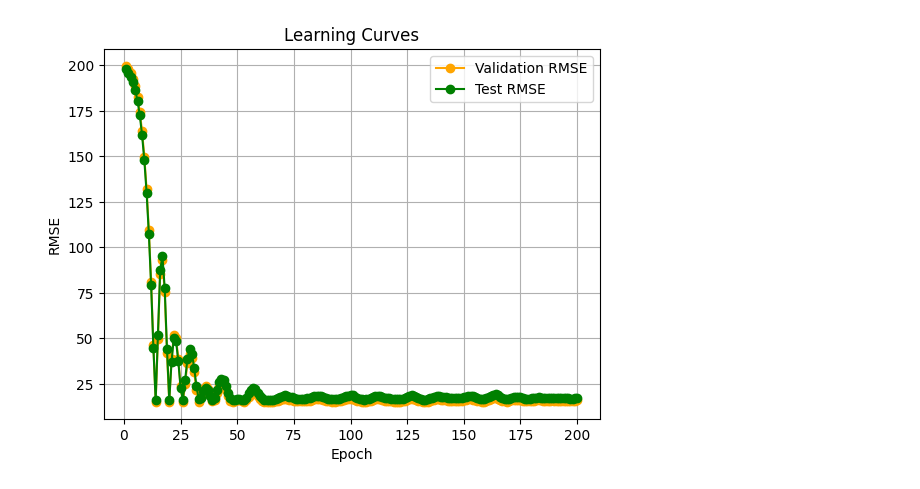
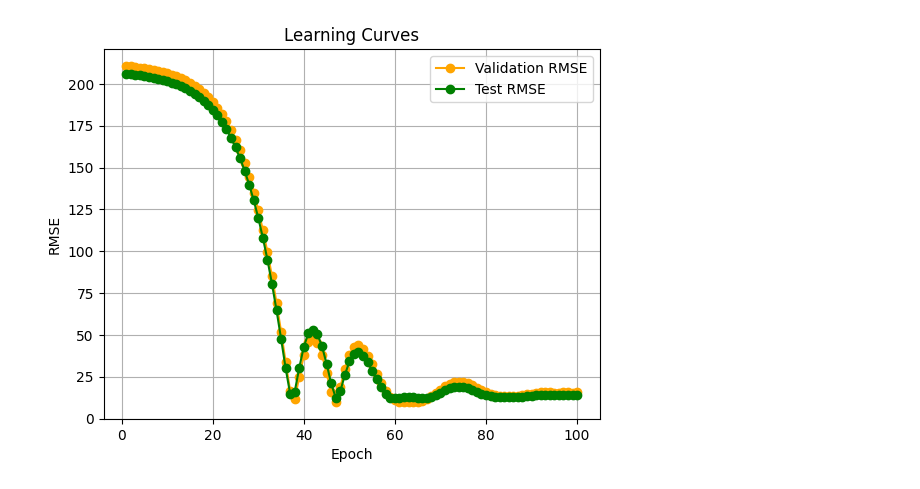
Before and after one commit to carlotapuente/tfg_ccsPrediction, a Jupyter notebook: tfg_main.ipynb, the cells around one changed output. Drawn from its saved outputs; the diff is of its cells as text; code cells hidden in the pictures.

Commit message:
selection of important fingerprints added

```diff
--- a/tfg_main.ipynb
+++ b/tfg_main.ipynb
@@ -5,8 +5,22 @@ from data_openml import DataSetCatCon
 from torch.utils.data import DataLoader
 from models import SAINT
 import torch.optim as optim
+from sklearn.feature_selection import SelectFromModel
+from catboost import CatBoostClassifier
+import pandas as pd
 
-X, y = load_data(100, 500)
+
+X1, y = load_data(1000, 500)
+
+# select best fingerprints
+fgpts = X1.iloc[:, 2:-1]
+model2 = CatBoostClassifier(iterations=100, learning_rate=0.1, depth=6, verbose=0)
+model2.fit(fgpts, y)
+fgpts_selector = SelectFromModel(model2, prefit=True, threshold="mean", max_features=100)
+X = pd.concat([X1.iloc[:, :2], X1.loc[:, fgpts.columns[fgpts_selector.get_support()]]], axis=1)
+
+# max_features en data_prep para que ¿?¿?¿?¿?¿?¿?
+
 cat_dims, cat_idxs, con_idxs, X_train, y_train, X_valid, y_valid, X_test, y_test, train_mean, train_std, continuous_mean_std = data_prep(X, y, datasplit=[.65, .15, .2])
 
 train_ds = DataSetCatCon(X_train, y_train, cat_idxs,'reg',continuous_mean_std)
@@ -15,31 +29,31 @@ trainloader = DataLoader(train_ds, batch_size=256, shuffle=True,num_workers=4)
 valid_ds = DataSetCatCon(X_valid, y_valid, cat_idxs,'reg', continuous_mean_std)
 validloader = DataLoader(valid_ds, batch_size=256, shuffle=False,num_workers=4)
 
 test_ds = DataSetCatCon(X_test, y_test, cat_idxs,'reg', continuous_mean_std)
 testloader = DataLoader(test_ds, batch_size=256, shuffle=False,num_workers=4)
 
 model = SAINT(
     categories = tuple(cat_dims),
     num_continuous = len(con_idxs),
     dim = 32, # default
     dim_out = 1,
     depth = 1,
     heads = 4,
     attn_dropout = 0.8,
     ff_dropout = 0.8,
     mlp_hidden_mults = (4, 2),
     cont_embeddings = 'MLP', # default
     attentiontype = 'colrow', # default
     final_mlp_style = 'sep', # default
     y_dim = 1 # porque es regression
 )
 
 optimizer = optim.AdamW(model.parameters(),lr=0.0001)
 scheduler = 'cosine' # default
 epochs = 100
 
 valid_rmse, test_rmse = train(model, optimizer, scheduler, epochs, trainloader, validloader, testloader)
 
 plot_learning_curve(valid_rmse, test_rmse)
 # %% [output]
-[figure, old version]
+[figure, new version]
```
